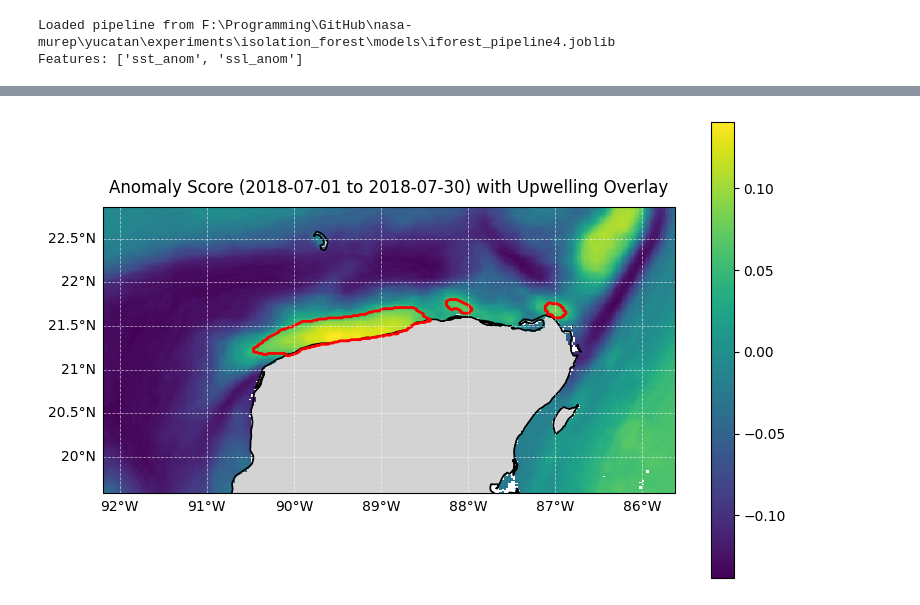
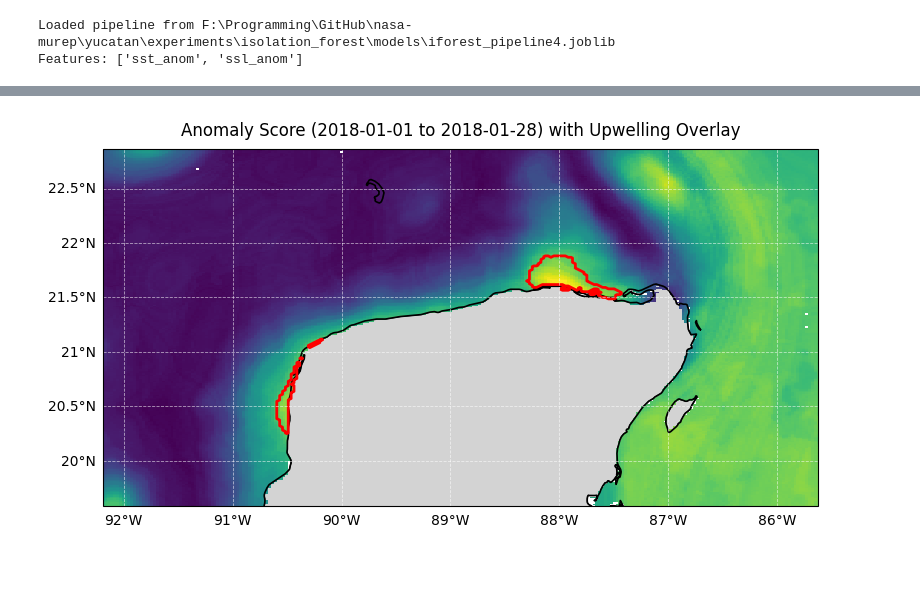
Before and after one commit to makaip/nasa-murep, a Jupyter notebook: yucatan/experiments/isolation_forest/analyze.ipynb, the cells around one changed output, grey strips where cells are left out. Cells and saved outputs as stored; diff of their text form; code cells hidden in the pictures; blank space fills up the shorter version.

```diff
--- a/yucatan/experiments/isolation_forest/analyze.ipynb
+++ b/yucatan/experiments/isolation_forest/analyze.ipynb
@@ -89,8 +89,8 @@ def analyze_window(start_date, end_date, percentile):
     ssl_anom_z = X_window_transformed["anom__ssl_anom"].to_numpy()
 
     is_upwelling = (raw_anomaly
-                    & (sst_anom_z < 0)
-                    & (ssl_anom_z < 0.5)
+                    & (sst_anom_z < -0.5)
+                    & (ssl_anom_z < 1)
                    )
 
     return {
@@ -108,7 +108,7 @@ def analyze_window(start_date, end_date, percentile):
         "valid_2d": valid_2d,
     }
 # %%
-result = analyze_window(pd.Timestamp("2018-07-01"), pd.Timestamp("2018-07-30"), 90)
+result = analyze_window(pd.Timestamp("2018-01-01"), pd.Timestamp("2018-01-28"), 80)
 # %%
 # predict IF anomaly score from transformed features
 surrogate = RandomForestRegressor(n_estimators=100, max_depth=5, random_state=42, n_jobs=-1)
@@ -178,35 +178,35 @@ lat_centers = np.array(metadata["lat_centers"])
 lon_grid_2d, lat_grid_2d = np.meshgrid(lon_centers, lat_centers)
 
 fig, ax = plt.subplots(figsize=(8, 6), subplot_kw={"projection": ccrs.PlateCarree()})
 
 ax.set_extent(
     [lon_centers.min(), lon_centers.max(), lat_centers.min(), lat_centers.max()],
     crs=ccrs.PlateCarree(),
 )
 
 mesh = ax.pcolormesh(
     lon_grid_2d, lat_grid_2d, score_map,
     cmap="viridis", transform=ccrs.PlateCarree(), shading="auto"
 )
 
 ax.contour(
     lon_grid_2d, lat_grid_2d, binary_mask,
     levels=[0.5], colors="red", linewidths=2.0, transform=ccrs.PlateCarree()
 )
 
 ax.add_feature(cfeature.LAND, facecolor="lightgray", edgecolor="black", linewidth=0.8)
 ax.add_feature(cfeature.COASTLINE, linewidth=1.2)
 gl = ax.gridlines(draw_labels=True, linewidth=0.6, color="white", alpha=0.6, linestyle="--")
 gl.top_labels = False
 gl.right_labels = False
 
 ax.set_title(f"Anomaly Score ({result['start_date'].date()} to {result['end_date'].date()}) with Upwelling Overlay", pad=10)
-fig.colorbar(mesh, ax=ax, orientation="vertical", shrink=0.8, pad=0.05)
+# fig.colorbar(mesh, ax=ax, orientation="vertical", shrink=0.8, pad=0.05)
 
 plt.tight_layout()
 plt.show()
 # %% [output]
-[figure, old version]
+[figure, new version]
 # %%
 december_result = analyze_window(pd.Timestamp("2018-12-01"), pd.Timestamp("2018-12-31"), 90)
 print(f"December upwelling-flagged pixels: {december_result['is_upwelling'].sum():,} / {len(december_result['X_window']):,}")
```
Also changed, not shown: parts of 5 cells of this notebook, 3 other files.
